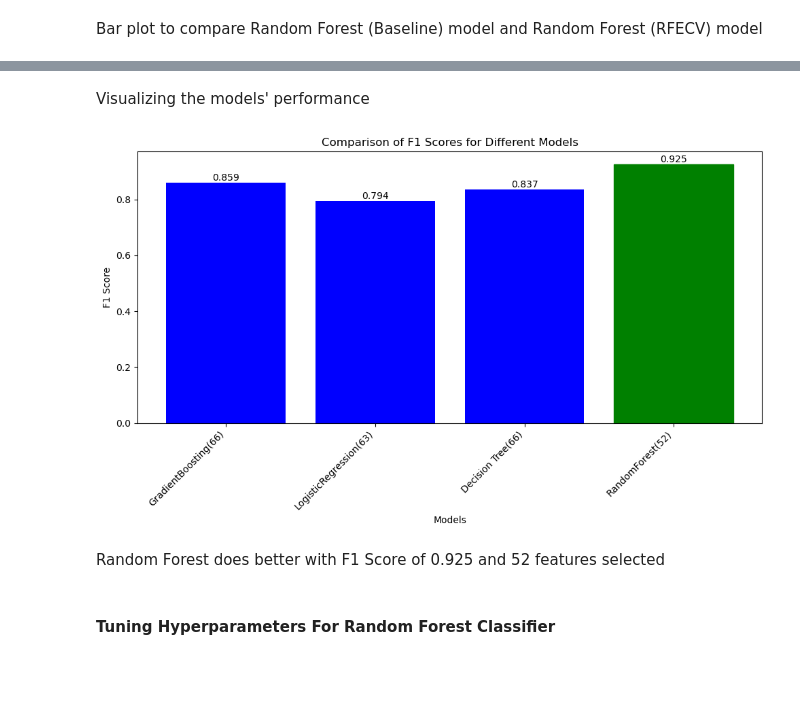
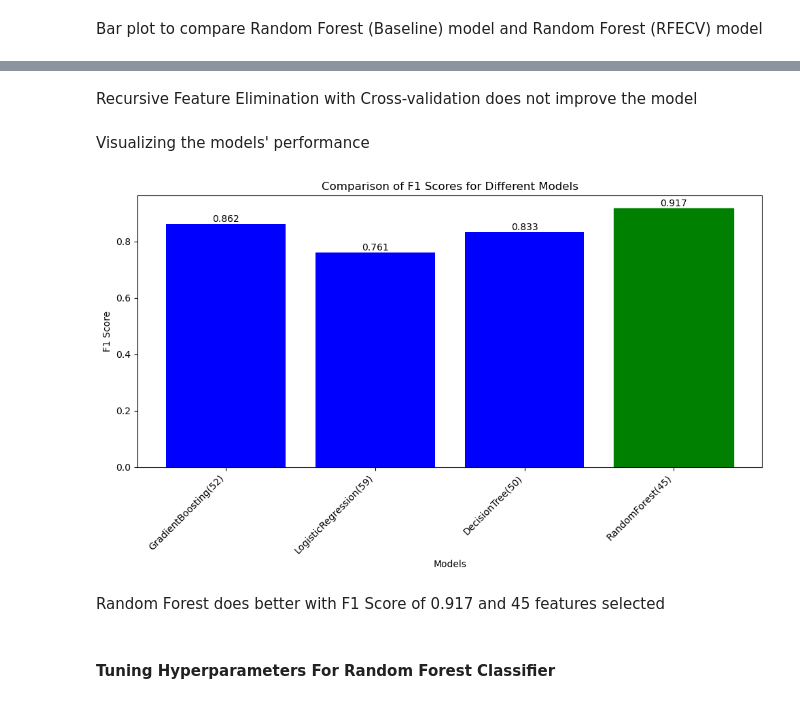
Before and after one commit to shezkh/Healthcare-Project, a Jupyter notebook: Week 12 Deliverables/Model_by_Tomisin.ipynb, the cells around one changed output, grey strips where cells are left out. Drawn from its saved outputs; the diff is of its cells as text; code cells hidden in the pictures; blank space fills up the shorter version.

Commit message:
Model building

```diff
--- a/Week 12 Deliverables/Model_by_Tomisin.ipynb
+++ b/Week 12 Deliverables/Model_by_Tomisin.ipynb
@@ -259,9 +262,9 @@ Random Forest performs better than the other models
 - Recursive Feature Elimination with Cross-Validation using Gradient Boosting Classifier as Estimator
 # %%
 # Initialize variables to store the best results
-best_f1_score = 0
-best_num_features = 0
-best_selected_features = None
+gb_f1_score = 0
+gb_num_features = 0
+gb_selected_features = None
 
 # Initialize RFECV
 gb_rfecv_selector = RFECV(estimator=gb,
@@ -281,11 +284,11 @@ gb.fit(gb_sel_features_train, target_train)
 gb_rfecv_preds = gb.predict(gb_sel_features_test)
 
 # Calculate F1 score
-best_f1_score = round(f1_score(target_test, gb_rfecv_preds), 3)
+gb_f1_score = round(f1_score(target_test, gb_rfecv_preds), 3)
 
 # Display the best results
 print("\nBest Results:")
-print(f"Best F1 Score: {best_f1_score}")
+print(f"Best F1 Score: {gb_f1_score}")
 print(f"Number of Features: {gb_rfecv_selector.n_features_}")
 print(f"Selected Features: {features_train.columns[gb_rfecv_selector.support_]}")
 # %% [output]
@@ -499,6 +480,11 @@ plt.show()
 # %% [markdown]
 - Recursive Feature Elimination with Cross-Validation using Random Forest Classifier as Estimator
 # %%
+# Initialize variables to store the best results
+rf_f1_score = 0
+rf_num_features = 0
+rf_selected_features = None
+
 # Initialize RFECV
 rf_rfecv_selector = RFECV(estimator=rf, step=1, cv=5, scoring='f1')
 
@@ -509,20 +495,17 @@ rf_rfecv_selector.fit(features_train, target_train)
 sel_features_train = rf_rfecv_selector.transform(features_train)
 sel_features_test = rf_rfecv_selector.transform(features_test)
 
-# Store the selected features in a variable
-selected_rf_features = features_train.columns[rf_rfecv_selector.support_]
-
 # Train the model using the selected features
 rf.fit(sel_features_train, target_train)
-dt_rfecv_preds = rf.predict(sel_features_test)
+rf_rfecv_preds = rf.predict(sel_features_test)
 
-# Calculate F1 score
-rf_f1_score = round(f1_score(target_test, dt_rfecv_preds), 3)
+# Calculate F1 scored
+rf_f1_score = round(f1_score(target_test, rf_rfecv_preds), 3)
 
 # Display the best results
 print("\nBest Results:")
 print(f"Best F1 Score: {rf_f1_score}")
 print(f"Number of Features: {rf_rfecv_selector.n_features_}")
-print(f"Selected Features: {selected_rf_features}")
+print(f"Selected Features: {features_train.columns[rf_rfecv_selector.support_]}")
 # %% [output]
 Best Results:
@@ -598,39 +581,41 @@ plt.show()
+# %% [markdown]
+Recursive Feature Elimination with Cross-validation does not improve the model
 # %% [markdown]
 Visualizing the models' performance
 # %%
 # Dictionary of F1 scores for each model
-f1_scores = {'GradientBoosting(66)': 0.859,
-             'LogisticRegression(63)': 0.794,
-             'Decision Tree(66)': 0.837,
-             'RandomForest(52)': 0.925
-             }
+f1_scores = {
+    f'GradientBoosting({gb_rfecv_selector.n_features_})': gb_f1_score,
+    f'LogisticRegression({lrc_rfecv_selector.n_features_})': lr_f1_score,
+    f'DecisionTree({dt_rfecv_selector.n_features_})': dt_f1_score,
+    f'RandomForest({rf_rfecv_selector.n_features_})': rf_f1_score
+}
 
 # Find the model with the highest F1 score
 best_model = max(f1_scores, key=f1_scores.get)
 best_f1_score = f1_scores[best_model]
 
 # Bar chart
 plt.figure(figsize=(10, 6))
 bars = plt.bar(f1_scores.keys(), f1_scores.values(), color=['blue' if model != best_model else 'green' for model in f1_scores.keys()])
 plt.xlabel('Models')
 plt.ylabel('F1 Score')
 plt.title('Comparison of F1 Scores for Different Models')
 plt.xticks(rotation=45, ha='right')
 
 # Add text annotations for each bar
-for i, f1_score in enumerate(f1_scores.values()):
-    plt.text(i, f1_score, f'{f1_score:.3f}', ha='center', va='bottom', color='black', fontsize=10)
+for model, f1_score in f1_scores.items():
+    plt.text(model, f1_score, f'{f1_score:.3f}', ha='center', va='bottom', color='black', fontsize=10)
 
 # Highlight the bar of the best model
-best_model_index = list(f1_scores.keys()).index(best_model)
-bars[best_model_index].set_color('green')
+bars[list(f1_scores.keys()).index(best_model)].set_color('green')
 
 plt.tight_layout()
 plt.show()
 # %% [output]
-[figure, old version]
+[figure, new version]
 # %% [markdown]
-Random Forest does better with F1 Score of 0.925 and 52 features selected
+Random Forest does better with F1 Score of 0.917 and 45 features selected
 # %% [markdown]
 #### Tuning Hyperparameters For Random Forest Classifier
 # %%
```
Also changed, not shown: parts of 32 cells of this notebook.
